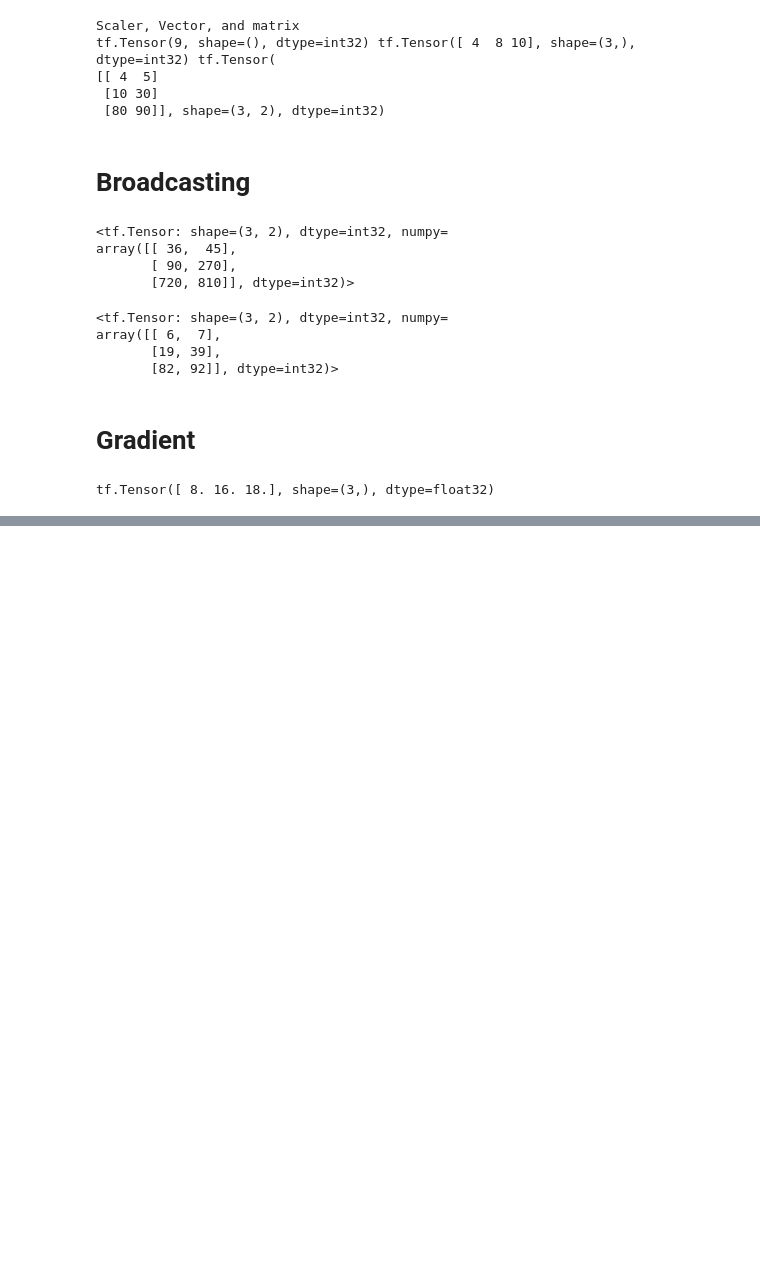
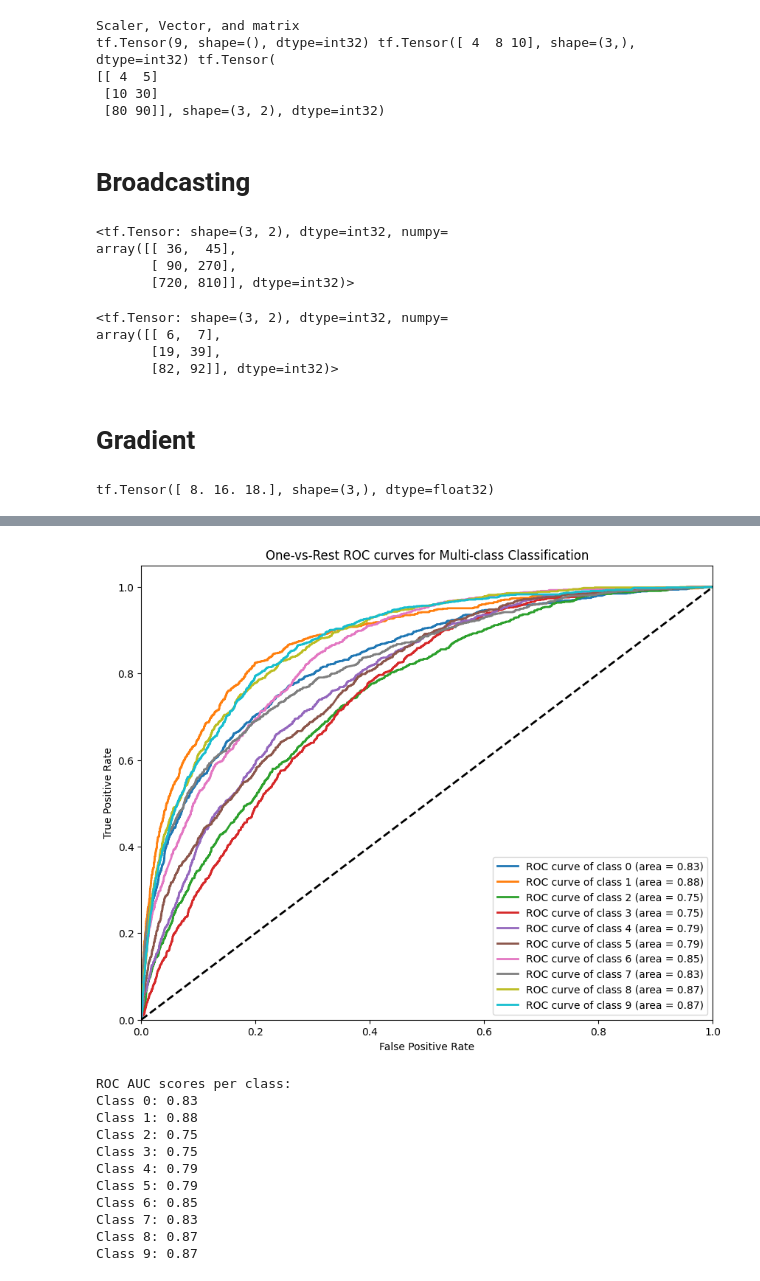
Before and after one commit to shanta1183/skills-communicate-using-markdown, a Jupyter notebook: courses/udacity_intro_to_tensorflow_for_deep_learning/l01c01_introduction_to_colab_and_python.ipynb, the cells around one changed output, grey strips where cells are left out. Cells and saved outputs as stored; diff of their text form; code cells hidden in the pictures; blank space fills up the shorter version.

```diff
--- a/courses/udacity_intro_to_tensorflow_for_deep_learning/l01c01_introduction_to_colab_and_python.ipynb
+++ b/courses/udacity_intro_to_tensorflow_for_deep_learning/l01c01_introduction_to_colab_and_python.ipynb
@@ -46,0 +73,2 @@ tf.Tensor([ 8. 16. 18.], shape=(3,), dtype=float32)
+# %%
+model.fit(x_train, y_train, batch_size = 64, epochs = 20, verbose = 2)
@@ -46,0 +122,8 @@ tf.Tensor([ 8. 16. 18.], shape=(3,), dtype=float32)
+# %%
+y_pred_probs = model.predict(x_test)
+y_pred_labels = tf.argmax(y_pred_probs, axis=1)
+
+print("Predicted Probabilities shape:", y_pred_probs.shape)
+print("Predicted Labels shape:", y_pred_labels.shape)
+print("First 5 predicted probabilities:\n", y_pred_probs[:5])
+print("First 5 predicted labels:\n", y_pred_labels[:5])
@@ -46,0 +147,10 @@ tf.Tensor([ 8. 16. 18.], shape=(3,), dtype=float32)
+# %%
+from sklearn.metrics import classification_report
+
+# Ensure y_test is 1-dimensional for classification_report
+y_true_labels = y_test.flatten()
+
+# Calculate and display the classification report
+report = classification_report(y_true_labels, y_pred_labels)
+print("Classification Report:")
+print(report)
@@ -46,0 +175,55 @@ tf.Tensor([ 8. 16. 18.], shape=(3,), dtype=float32)
+# %%
+import numpy as np
+from sklearn.metrics import roc_curve, auc
+from sklearn.preprocessing import OneHotEncoder
+import matplotlib.pyplot as plt
+
+# Get the number of classes from the predicted probabilities shape
+n_classes = y_pred_probs.shape[1]
+
+# One-hot encode true labels for ROC calculation
+# Reshape y_true_labels to be 2D for OneHotEncoder
+y_true_labels_reshaped = y_true_labels.reshape(-1, 1)
+encoder = OneHotEncoder(sparse_output=False)
+y_true_one_hot = encoder.fit_transform(y_true_labels_reshaped)
+
+# Compute ROC curve and ROC area for each class
+fpr = dict()
+tpr = dict()
+roc_auc = dict()
+for i in range(n_classes):
+    fpr[i], tpr[i], _ = roc_curve(y_true_one_hot[:, i], y_pred_probs[:, i])
+    roc_auc[i] = auc(fpr[i], tpr[i])
+
+# Plot all ROC curves
+plt.figure(figsize=(10, 8))
+colors = plt.cm.get_cmap('tab10', n_classes) # Get a colormap for distinct colors
+for i in range(n_classes):
+    plt.plot(fpr[i], tpr[i], color=colors(i),
+             lw=2, label='ROC curve of class {0} (area = {1:0.2f})'.format(i, roc_auc[i]))
+
+plt.plot([0, 1], [0, 1], 'k--', lw=2) # Diagonal random classifier line
+plt.xlim([0.0, 1.0])
+plt.ylim([0.0, 1.05])
+plt.xlabel('False Positive Rate')
+plt.ylabel('True Positive Rate')
+plt.title('One-vs-Rest ROC curves for Multi-class Classification')
+plt.legend(loc="lower right")
+plt.show()
+
+print("ROC AUC scores per class:")
+for i in range(n_classes):
+    print(f"Class {i}: {roc_auc[i]:.2f}")
+# %% [output]
+[figure, added]
+ROC AUC scores per class:
+Class 0: 0.83
+Class 1: 0.88
+Class 2: 0.75
+Class 3: 0.75
+Class 4: 0.79
+Class 5: 0.79
+Class 6: 0.85
+Class 7: 0.83
+Class 8: 0.87
+Class 9: 0.87
```
Also changed, not shown: parts of 11 cells of this notebook.
